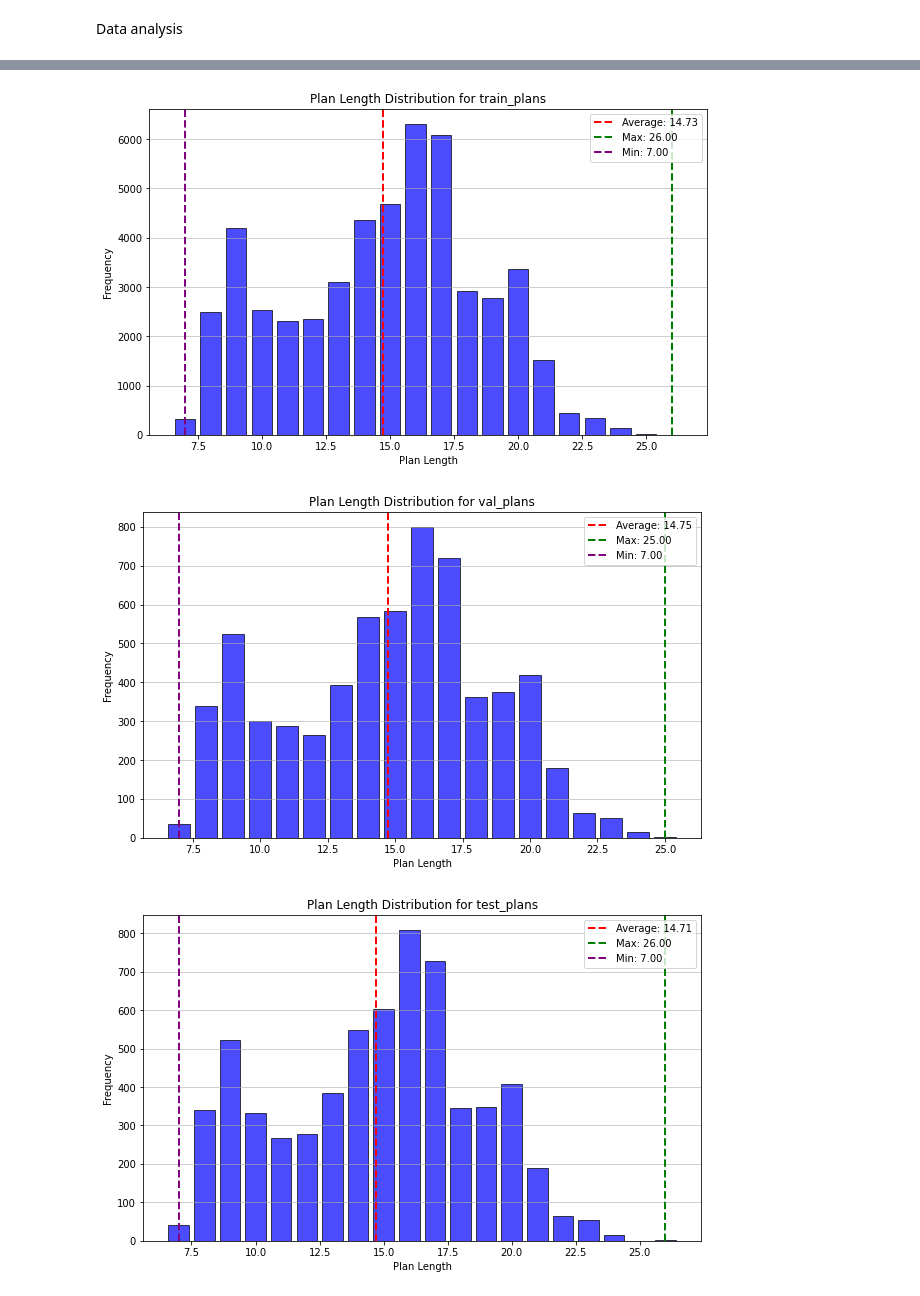
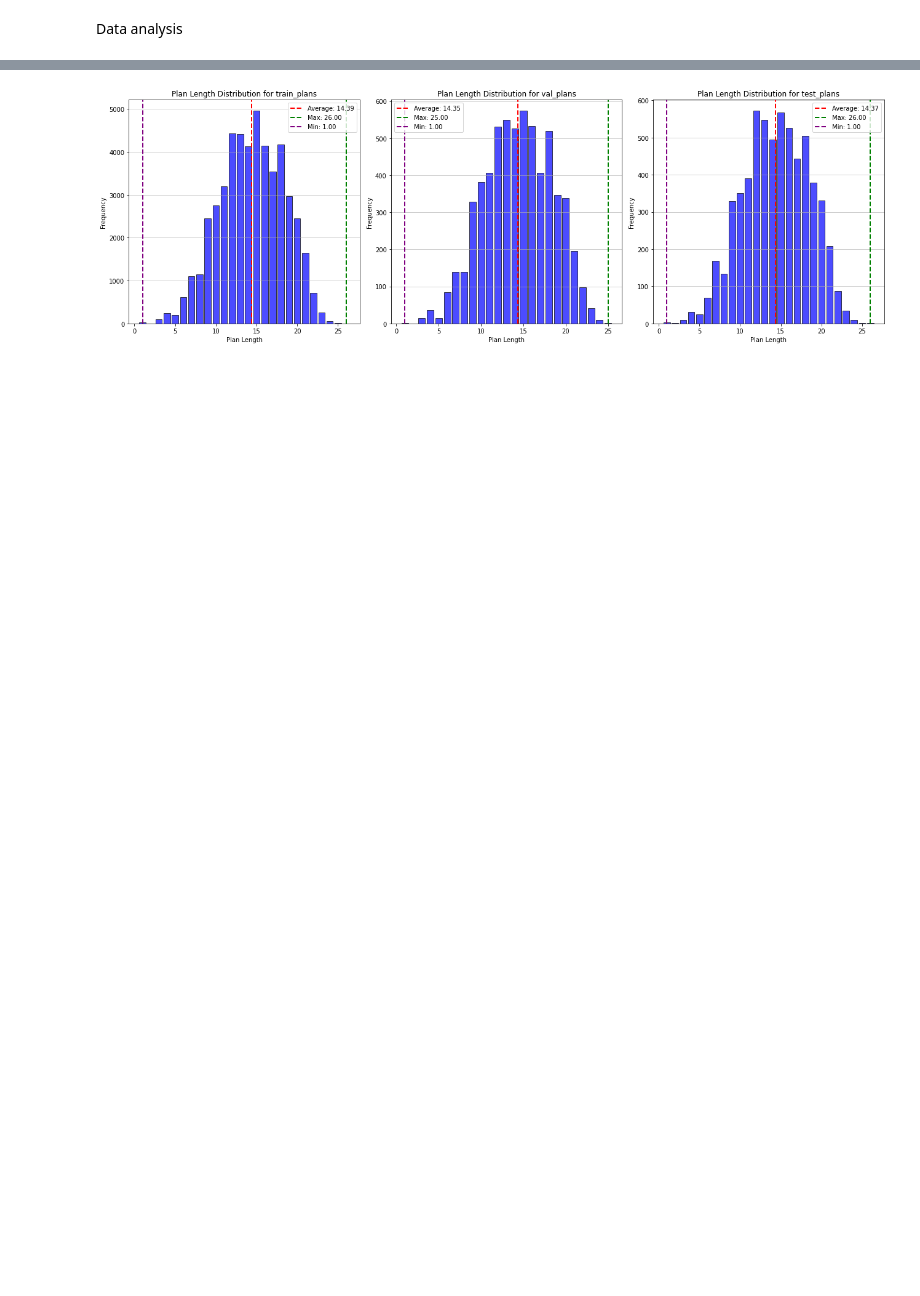
Before and after one commit to Ruggero01s/FSGR_thesis, a Jupyter notebook: code/dataset_study.ipynb, the cells around one changed output, grey strips where cells are left out. Saved outputs shown, nothing was run; the diff lists cells and outputs as text; code cells hidden in the pictures; blank space fills up the shorter version.

Commit message:
saved graphs and improved saving structure

```diff
--- a/code/dataset_study.ipynb
+++ b/code/dataset_study.ipynb
@@ -8,11 +8,12 @@ from action import Action
 from utils import load_from_folder
 from multiprocess import Pool
 # %%
-logger_dir = './logs/'
+save_dir = './results/'
 data_base_dir = '../datasets/'
-domain = 'satellite'
-source_dir = f"{join(data_base_dir, domain)}/optimal_plans/plans_max-plan-dim=30_train_percentage=0.8"
+domain = 'zenotravel'
+results_dir = f"{save_dir}/{domain}/"
+source_dir = f"{join(data_base_dir, domain)}/optimal_plans/plans_max-plan-dim=26_train_percentage=0.8"
 print('Domain dir:', source_dir)
-os.makedirs(logger_dir, exist_ok=True)
-test = True
+os.makedirs(save_dir, exist_ok=True)
+os.makedirs(results_dir, exist_ok=True)
 # %% [output]
@@ -55,32 +56,32 @@ test_plans: Number of plans: 6281
 # %%
 import numpy as np
 import matplotlib.pyplot as plt
 
-for split, plans in splits.items():
+fig, axs = plt.subplots(1, len(splits), figsize=(6 * len(splits), 6))
+if len(splits) == 1:
+    axs = [axs]
+for ax, (split, plans) in zip(axs, splits.items()):
     plan_lengths = [len(plan.actions) for plan in plans]
-
+    frequency = {}
+    for length in plan_lengths:
+        frequency[length] = frequency.get(length, 0) + 1
     avg_length_local = np.mean(plan_lengths)
     max_length_local = np.max(plan_lengths)
     min_length_local = np.min(plan_lengths)
-
-    frequency = {}
-    for length in plan_lengths:
-        frequency[length] = frequency.get(length, 0) + 1
-    plt.figure(figsize=(10, 6))
-    plt.bar(frequency.keys(), frequency.values(), color='blue', alpha=0.7, edgecolor='black')
-    plt.axvline(x=avg_length_local, color='red', linestyle='--', linewidth=2, label=f'Average: {avg_length_local:.2f}')
-    plt.axvline(x=max_length_local, color='green', linestyle='--', linewidth=2, label=f'Max: {max_length_local:.2f}')
-    plt.axvline(x=min_length_local, color='purple', linestyle='--', linewidth=2, label=f'Min: {min_length_local:.2f}')
-    plt.legend()
-    plt.title(f"Plan Length Distribution for {split}")
-    plt.xlabel("Plan Length")
-    plt.ylabel("Frequency")
-    plt.grid(axis='y', alpha=0.75)
-    plt.show()
+    ax.bar(frequency.keys(), frequency.values(), color='blue', alpha=0.7, edgecolor='black')
+    ax.axvline(x=avg_length_local, color='red', linestyle='--', linewidth=2, label=f'Average: {avg_length_local:.2f}')
+    ax.axvline(x=max_length_local, color='green', linestyle='--', linewidth=2, label=f'Max: {max_length_local:.2f}')
+    ax.axvline(x=min_length_local, color='purple', linestyle='--', linewidth=2, label=f'Min: {min_length_local:.2f}')
+    ax.set_title(f"Plan Length Distribution for {split}")
+    ax.set_xlabel("Plan Length")
+    ax.set_ylabel("Frequency")
+    ax.grid(axis='y', alpha=0.75)
+    ax.legend()
+plt.tight_layout()
+plt.savefig(f"{save_dir}/{domain}/{domain}_combined_plan_length_distribution.jpeg")
+plt.show()
 # %% [output]
-[figure, old version]
+[figure, new version]
-[figure, removed]
-[figure, removed]
 # %%
 for split, plans in splits.items():
     print(f"Plan {plans[0].plan_name} for {split}:")
```
Also changed, not shown: parts of 7 cells of this notebook, 8 other files.
